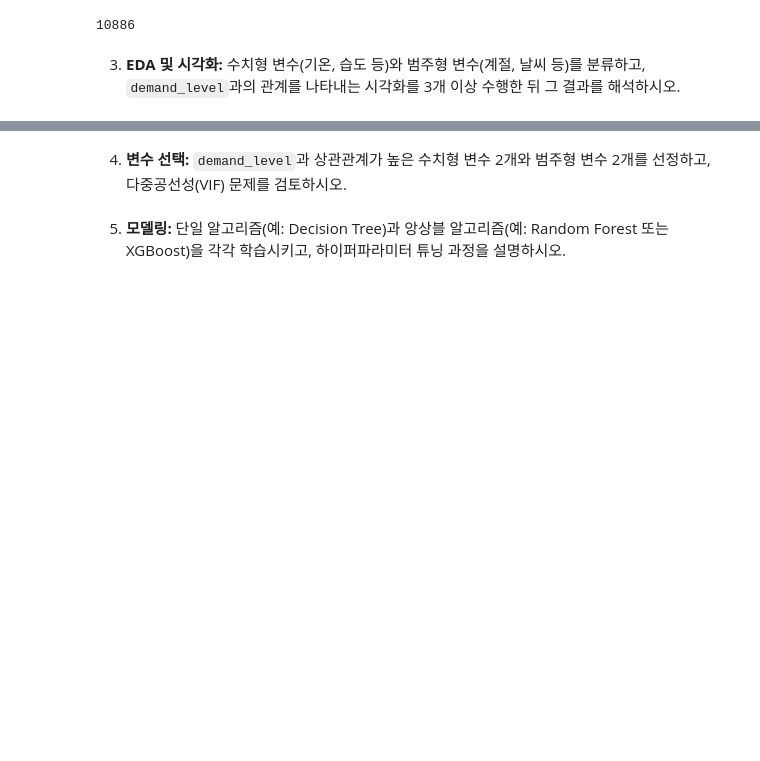
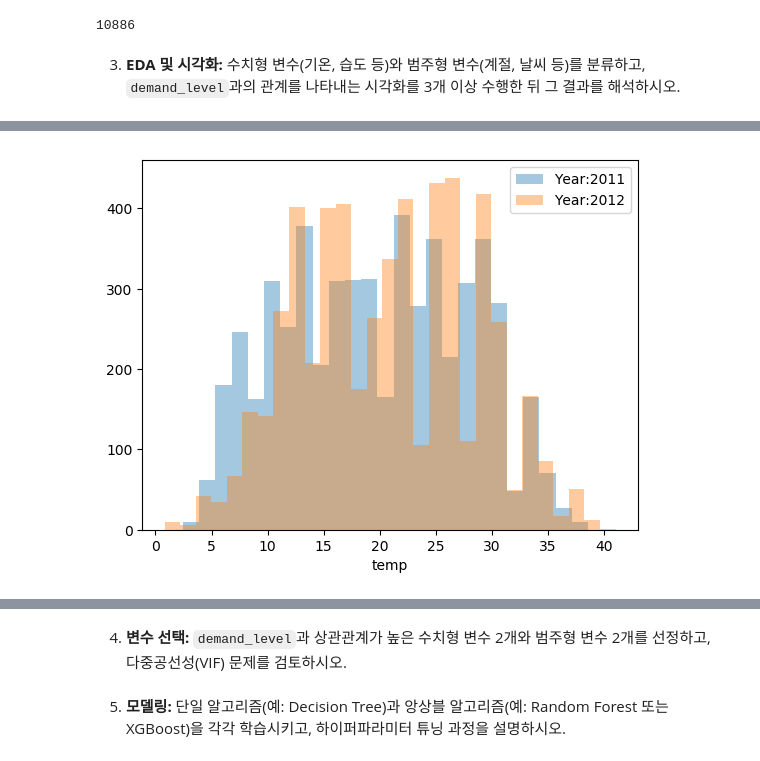
Before and after one commit to kangspa/ADP-study, a Jupyter notebook: PracticeTest/sample-test/bike-sharing-demand.ipynb, the cells around one changed output, grey strips where cells are left out. Cells and saved outputs as stored; diff of their text form; code cells hidden in the pictures; blank space fills up the shorter version.

```diff
--- a/PracticeTest/sample-test/bike-sharing-demand.ipynb
+++ b/PracticeTest/sample-test/bike-sharing-demand.ipynb
@@ -127,0 +202,9 @@ train_data["demand_level"].count()
+# %%
+for year_value in [2011, 2012]:
+    subset = train_data[train_data['year'] == year_value]
+    sns.distplot(subset['temp'], hist=True, kde=False, label=f"Year:{year_value}")
+
+plt.legend()
+plt.show()
+# %% [output]
+[figure, added]
```
Also changed, not shown: parts of 15 cells of this notebook.
